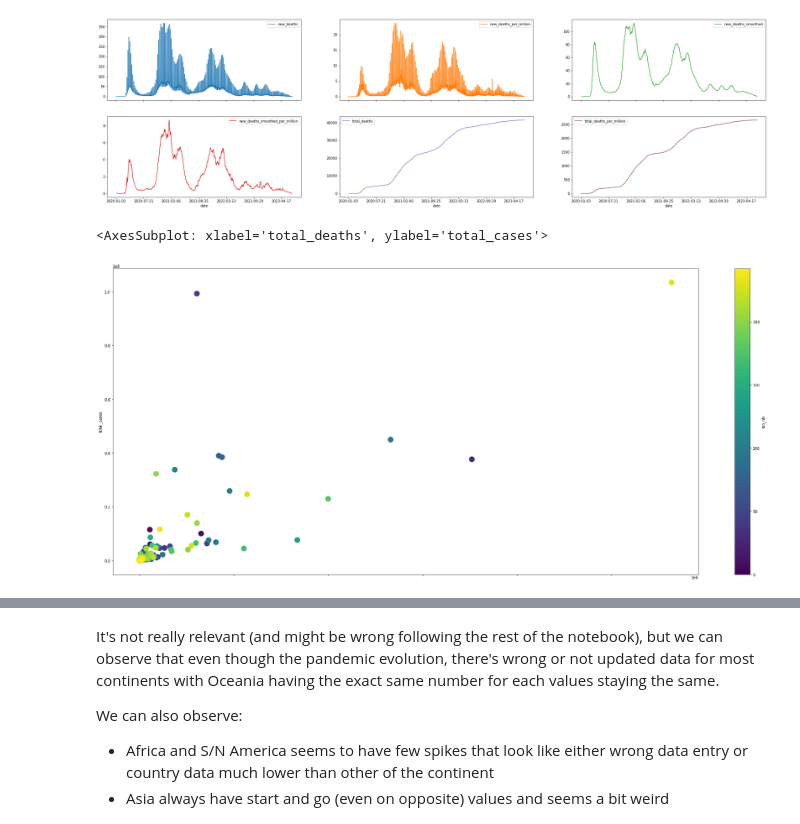
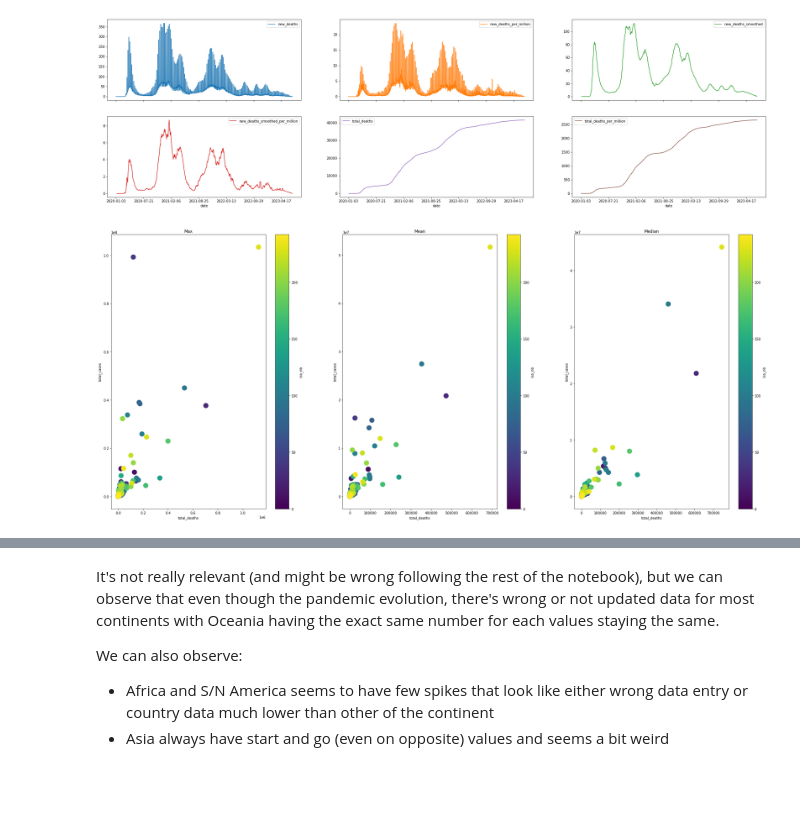
Before and after one commit to antoninchafiol/CoviEDA, a Jupyter notebook: notebook.ipynb, the cells around one changed output, grey strips where cells are left out. Cells and saved outputs as stored; diff of their text form; code cells hidden in the pictures; blank space fills up the shorter version.

```diff
--- a/notebook.ipynb
+++ b/notebook.ipynb
@@ -232,13 +239,19 @@ array([[<AxesSubplot: xlabel='date'>, <AxesSubplot: xlabel='date'>,
 # %%
 # Check max/mean/median deaths/cases per location per continent (single dot)
 val = ['total_deaths_per_million', 'total_cases_per_million']
 tmax = df_wona.groupby('location').max(numeric_only=False)
 tmean = df_wona.groupby('location').mean(numeric_only=True)
 tmedian = df_wona.groupby('location').median(numeric_only=True)
 tmax = tmax.reset_index()
 # tmax['cont_nb'] = [i for i in range(len(tmax['continent'].unique()))]
 tmax['iso_nb'] = [i for i in range(len(tmax['location'].unique()))]
-tmax.plot.scatter(x='total_deaths', y='total_cases', c='iso_nb',colormap='viridis', s=200, figsize=(35,15))
+tmean['iso_nb'] = [i for i in range(len(tmax['location'].unique()))]
+tmedian['iso_nb'] = [i for i in range(len(tmax['location'].unique()))]
+
+
+fig, axes = plt.subplots(nrows=1, ncols=3)
+tmax_plot = tmax.plot.scatter(x='total_deaths', y='total_cases', c='iso_nb',colormap='viridis', s=200, figsize=(35,15), ax=axes[0], title='Max')
+tmean_plot = tmean.plot.scatter(x='total_deaths', y='total_cases', c='iso_nb',colormap='viridis', s=200, figsize=(35,15),ax=axes[1], title='Mean')
+tmedian_plot = tmedian.plot.scatter(x='total_deaths', y='total_cases', c='iso_nb',colormap='viridis', s=200, figsize=(35,15), ax=axes[2], title='Median')
 # %% [output]
-<AxesSubplot: xlabel='total_deaths', ylabel='total_cases'>
-[figure, old version]
+[figure, new version]
```
Also changed, not shown: parts of 7 cells of this notebook.
